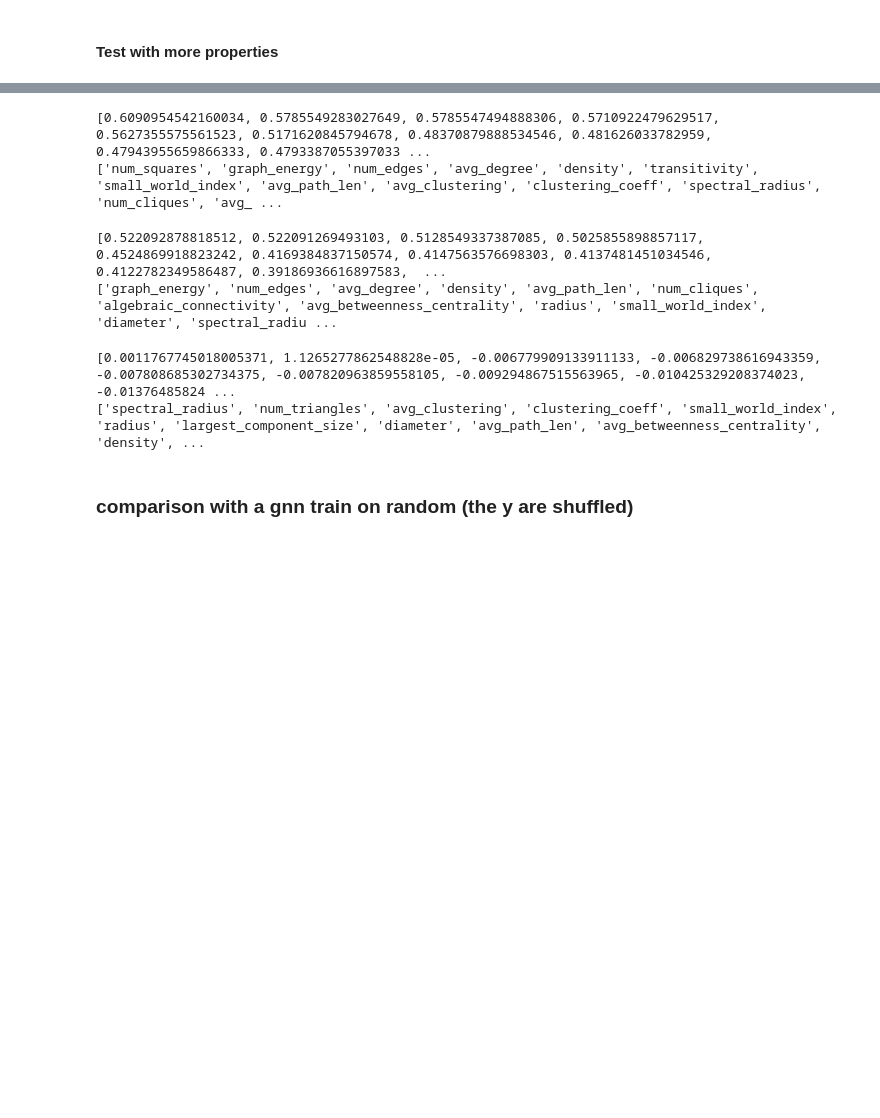
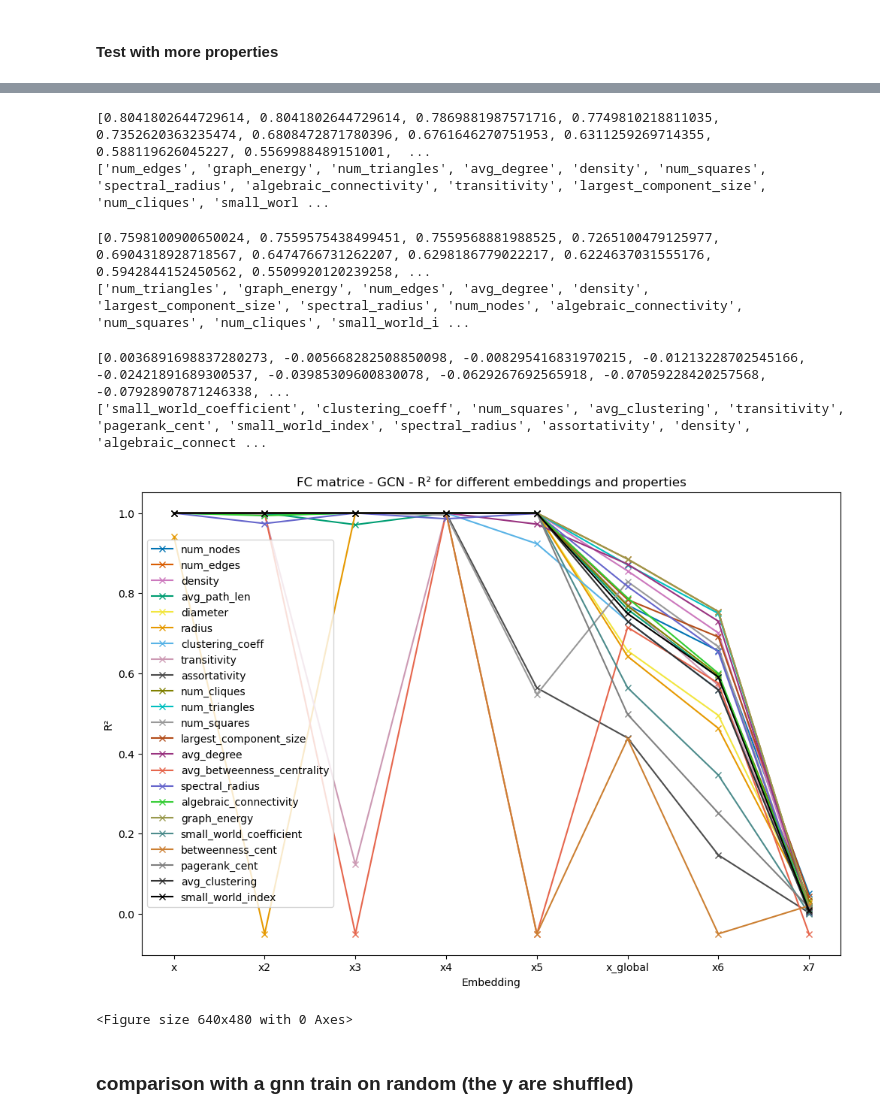
Before and after one commit to TomPelletreauDuris/Probing-GNN-representations, a Jupyter notebook: FC_probing_GAT_MDD.ipynb, the cells around one changed output, grey strips where cells are left out. Saved outputs shown, nothing was run; the diff lists cells and outputs as text; code cells hidden in the pictures; blank space fills up the shorter version.

Commit message:
results v4

```diff
--- a/FC_probing_GAT_MDD.ipynb
+++ b/FC_probing_GAT_MDD.ipynb
@@ -865,7 +855,7 @@ plt.savefig('results/"+DATASET+"_"+MODEL+"_test_R2_plot_long_full_embedding.png'
 # Assuming results, embeddings, and other necessary variables are defined as in your context
 property_names_long = ['num_nodes', 'num_edges', 'density', 'avg_path_len', 'diameter', 'radius', 'clustering_coeff', 'transitivity', 'assortativity', 'num_cliques', 'num_triangles', 'num_squares', 'largest_component_size', 'avg_degree', 'avg_betweenness_centrality', 'spectral_radius', 'algebraic_connectivity', 'graph_energy', 'small_world_coefficient', 'betweenness_cent', 'pagerank_cent', 'avg_clustering', 'small_world_index']
 
-embeddings_names = ['x1', 'x2', 'x3', 'x4', 'x5', 'x_global', 'x6', 'x7']
+embeddings_names = ['x', 'x2', 'x3', 'x4', 'x5', 'x_global', 'x6', 'x7']
 
 #sort the R2 values for x_global
 r2_values = []
@@ -879,10 +869,11 @@ print(r2_values_sorted)
 property_names_long_sorted = [x for _, x in sorted(zip(r2_values, property_names_long), reverse=True)]
 print(property_names_long_sorted)
 # %% [output]
-[0.6090954542160034, 0.5785549283027649, 0.5785547494888306, 0.5710922479629517, 0.5627355575561523, 0.5171620845794678, 0.48370879888534546, 0.481626033782959, 0.47943955659866333, 0.4793387055397033 ...
-['num_squares', 'graph_energy', 'num_edges', 'avg_degree', 'density', 'transitivity', 'small_world_index', 'avg_path_len', 'avg_clustering', 'clustering_coeff', 'spectral_radius', 'num_cliques', 'avg_ ...
+[0.8041802644729614, 0.8041802644729614, 0.7869881987571716, 0.7749810218811035, 0.7352620363235474, 0.6808472871780396, 0.6761646270751953, 0.6311259269714355, 0.588119626045227, 0.5569988489151001,  ...
+['num_edges', 'graph_energy', 'num_triangles', 'avg_degree', 'density', 'num_squares', 'spectral_radius', 'algebraic_connectivity', 'transitivity', 'largest_component_size', 'num_cliques', 'small_worl ...
 # %%
 #same for x6
+property_names_long = ['num_nodes', 'num_edges', 'density', 'avg_path_len', 'diameter', 'radius', 'clustering_coeff', 'transitivity', 'assortativity', 'num_cliques', 'num_triangles', 'num_squares', 'largest_component_size', 'avg_degree', 'avg_betweenness_centrality', 'spectral_radius', 'algebraic_connectivity', 'graph_energy', 'small_world_coefficient', 'betweenness_cent', 'pagerank_cent', 'avg_clustering', 'small_world_index']
 
 #sort the R2 values for x6
 r2_values = []
@@ -896,8 +887,8 @@ print(r2_values_sorted)
 property_names_long_sorted = [x for _, x in sorted(zip(r2_values, property_names_long), reverse=True)]
 print(property_names_long_sorted)
 # %% [output]
-[0.522092878818512, 0.522091269493103, 0.5128549337387085, 0.5025855898857117, 0.4524869918823242, 0.4169384837150574, 0.4147563576698303, 0.4137481451034546, 0.4122782349586487, 0.39186936616897583,  ...
-['graph_energy', 'num_edges', 'avg_degree', 'density', 'avg_path_len', 'num_cliques', 'algebraic_connectivity', 'avg_betweenness_centrality', 'radius', 'small_world_index', 'diameter', 'spectral_radiu ...
+[0.7598100900650024, 0.7559575438499451, 0.7559568881988525, 0.7265100479125977, 0.6904318928718567, 0.6474766731262207, 0.6298186779022217, 0.6224637031555176, 0.5942844152450562, 0.5509920120239258, ...
+['num_triangles', 'graph_energy', 'num_edges', 'avg_degree', 'density', 'largest_component_size', 'spectral_radius', 'num_nodes', 'algebraic_connectivity', 'num_squares', 'num_cliques', 'small_world_i ...
 # %%
 #same for x7
 
@@ -913,34 +904,39 @@ print(r2_values_sorted)
 property_names_long_sorted = [x for _, x in sorted(zip(r2_values, property_names_long), reverse=True)]
 print(property_names_long_sorted)
 # %% [output]
-[0.0011767745018005371, 1.1265277862548828e-05, -0.006779909133911133, -0.006829738616943359, -0.007808685302734375, -0.007820963859558105, -0.009294867515563965, -0.010425329208374023, -0.01376485824 ...
-['spectral_radius', 'num_triangles', 'avg_clustering', 'clustering_coeff', 'small_world_index', 'radius', 'largest_component_size', 'diameter', 'avg_path_len', 'avg_betweenness_centrality', 'density', ...
+[0.0036891698837280273, -0.005668282508850098, -0.008295416831970215, -0.01213228702545166, -0.02421891689300537, -0.03985309600830078, -0.0629267692565918, -0.07059228420257568, -0.07928907871246338, ...
+['small_world_coefficient', 'clustering_coeff', 'num_squares', 'avg_clustering', 'transitivity', 'pagerank_cent', 'small_world_index', 'spectral_radius', 'assortativity', 'density', 'algebraic_connect ...
 # %%
 plt.figure(figsize=(12, 8))
+property_names_long = ['num_nodes', 'num_edges', 'density', 'avg_path_len', 'diameter', 'radius', 'clustering_coeff', 'transitivity', 'assortativity', 'num_cliques', 'num_triangles', 'num_squares', 'largest_component_size', 'avg_degree', 'avg_betweenness_centrality', 'spectral_radius', 'algebraic_connectivity', 'graph_energy', 'small_world_coefficient', 'betweenness_cent', 'pagerank_cent', 'avg_clustering', 'small_world_index']
+
 
 for i, property_names_long in enumerate(property_names_long):
     x_points = []
     y_points = []
     for j, embedding in enumerate(embeddings):
         name_of_embedding = embeddings_names[j]
         train_r2 = results[(name_of_embedding, property_names_long)][2]
         if train_r2 < -0.05:  # Handle negative R² values
             train_r2 = -0.05
         x_points.append(j)
         y_points.append(train_r2)
 
     # Plotting the line for the current property
     plt.plot(x_points, y_points, label=property_names_long, color=colors_long[i], marker='x')
 
 plt.xticks(range(len(embeddings)), embeddings_names)
 plt.xlabel('Embedding')
 plt.ylabel('R²')
 plt.legend()
 plt.title('FC matrice - GCN - R² for different embeddings and properties')
 plt.show()
 
 #save the plot
-plt.savefig('results/"+DATASET+"_"+MODEL+"_train_R2_plot_long_full_embedding.png', dpi=300, bbox_inches='tight')
+plt.savefig("results/"+DATASET+"_"+MODEL+"_train_R2_plot_long_full_embedding.png", dpi=300, bbox_inches='tight')
+# %% [output]
+[figure, added]
+<Figure size 640x480 with 0 Axes>
 # %% [markdown]
 ### comparison with a gnn train on random (the y are shuffled)
 # %%
```
Also changed, not shown: parts of 9 cells of this notebook, 22 other files.
